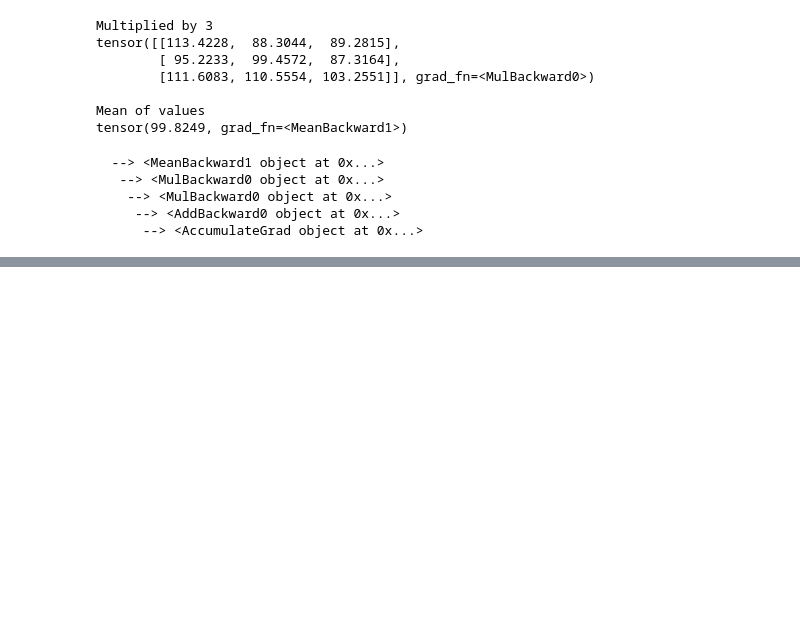
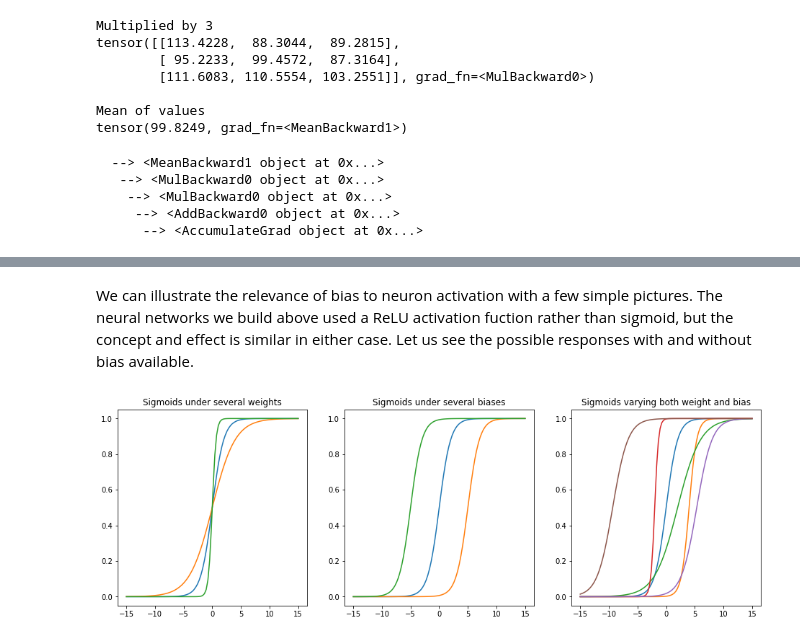
Before and after one commit to DavidMertz/PyTorch-webinar, a Jupyter notebook: IntroPyTorch.ipynb, the cells around one changed output, grey strips where cells are left out. Drawn from its saved outputs; the diff is of its cells as text; code cells hidden in the pictures; blank space fills up the shorter version.

```diff
--- a/IntroPyTorch.ipynb
+++ b/IntroPyTorch.ipynb
@@ -133,0 +299,25 @@ for t in range(500):
+# %% [markdown]
+We can illustrate the relevance of bias to neuron activation with a few simple pictures.  The neural networks we build above used a ReLU activation fuction rather than sigmoid, but the concept and effect is similar in either case.  Let us see the possible responses with and without bias available.
+# %%
+%matplotlib inline
+import matplotlib.pyplot as plt
+import numpy as np
+
+def sigmoid(x, weight=1, bias=0):
+    return 1/(1+np.exp(-1 * (x * weight + bias)))
+
+fig, (ax1, ax2, ax3) = plt.subplots(1, 3, figsize=(16,5))
+x = np.linspace(-15, 15, 100)
+ax1.plot(x, sigmoid(x), x, sigmoid(x, 0.5), x, sigmoid(x, 3.0))
+ax1.set_title("Sigmoids under several weights")
+ax2.plot(x, sigmoid(x), x, sigmoid(x, bias=-5), x, sigmoid(x, bias=5))
+ax2.set_title("Sigmoids under several biases")
+ax3.plot(x, sigmoid(x),
+         x, sigmoid(x, 1.5, -6),
+         x, sigmoid(x, 0.5, -1),
+         x, sigmoid(x, 3, 6),
+         x, sigmoid(x, 0.75, -4),
+         x, sigmoid(x, 0.75, 7))
+ax3.set_title("Sigmoids varying both weight and bias");
+# %% [output]
+[figure, added]
```
Also changed, not shown: parts of 20 cells of this notebook, 3 other files.
